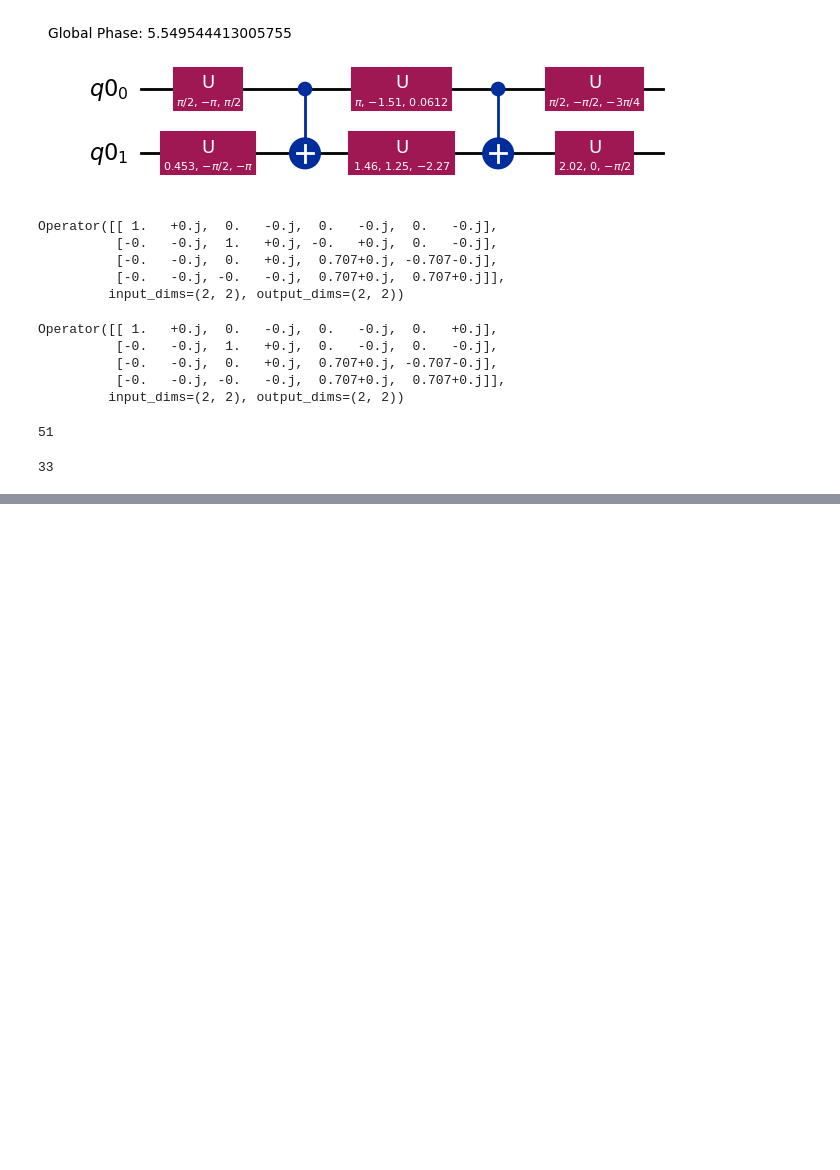
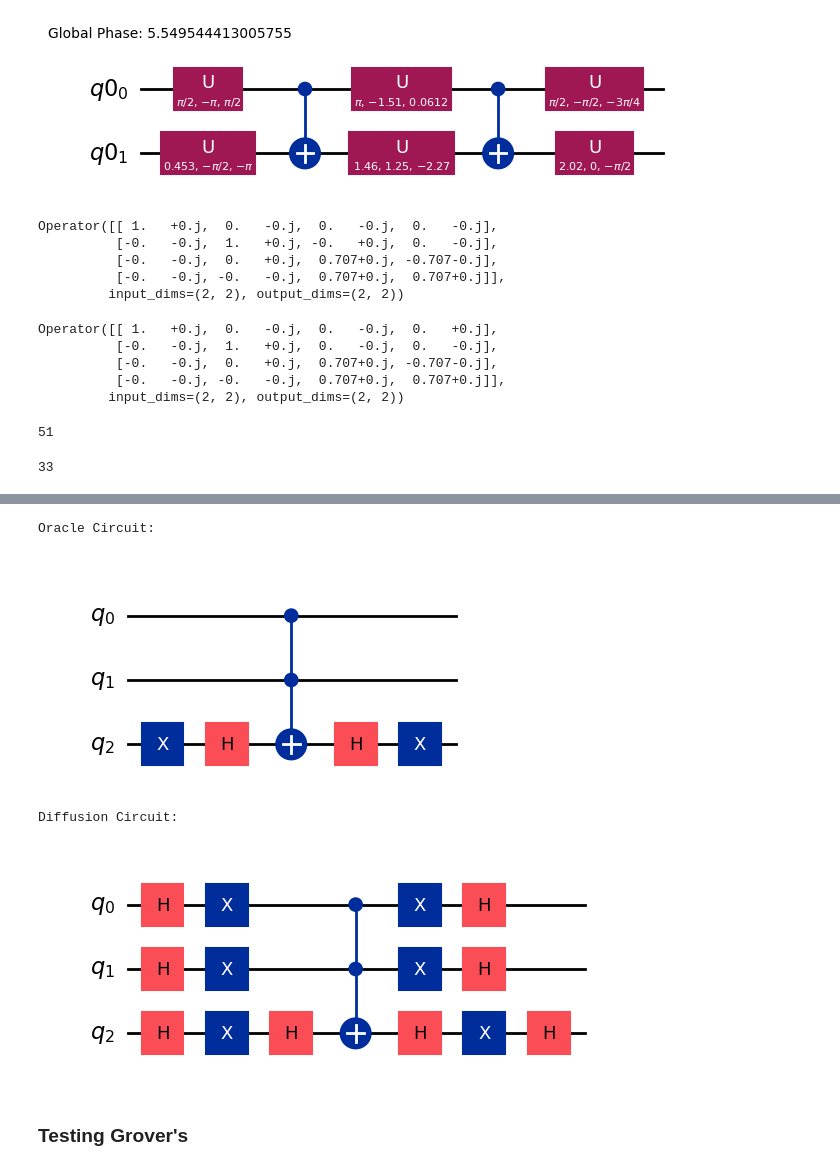
Before and after one commit to Tymon-Dydowicz/QuantumMachineLearning, a Jupyter notebook: Labs/Lab4/Lab4_template_Q_2_2_1.ipynb, the cells around one changed output, grey strips where cells are left out. Saved outputs shown, nothing was run; the diff lists cells and outputs as text; code cells hidden in the pictures; blank space fills up the shorter version.

```diff
--- a/Labs/Lab4/Lab4_template_Q_2_2_1.ipynb
+++ b/Labs/Lab4/Lab4_template_Q_2_2_1.ipynb
@@ -138,0 +300,51 @@ Operator([[ 1.   +0.j,  0.   -0.j,  0.   -0.j,  0.   +0.j],
+# %%
+def createUf(f, n):
+    qc = QuantumCircuit(n, name="Uf")
+    for x in range(2**n):
+        if f.compare(x):
+            x_bin = format(x, f'0{n}b')[::-1]
+            for i, bit in enumerate(x_bin):
+                if bit == '0':
+                    qc.x(i)
+
+            qc.h(n-1)
+            qc.mcx(list(range(n-1)), n-1)
+            qc.h(n-1)
+
+            for i, bit in enumerate(x_bin):
+                if bit == '0':
+                    qc.x(i)
+
+    return qc
+
+def createGroverDiffusion(n):
+    qc = QuantumCircuit(n, name="W")
+
+    qc.h(range(n))
+    qc.x(range(n))
+
+    qc.h(n-1)
+    qc.mcx(list(range(n-1)), n-1)
+    qc.h(n-1)
+
+    qc.x(range(n))
+    qc.h(range(n))
+
+    return qc
+# %%
+n=3
+
+circOracle = createUf(SameTargetFunction(PHASE_TARGET), n)
+print("\nOracle Circuit:")
+display(circOracle.draw(output='mpl'))
+
+circDiffusion = createGroverDiffusion(n)
+print("\nDiffusion Circuit:")
+display(circDiffusion.draw(output='mpl'))
+# %% [output]
+Oracle Circuit:
+[figure, added]
+Diffusion Circuit:
+[figure, added]
+# %% [markdown]
+### Testing Grover's
```
Also changed, not shown: parts of 16 cells of this notebook, 2 other files.
